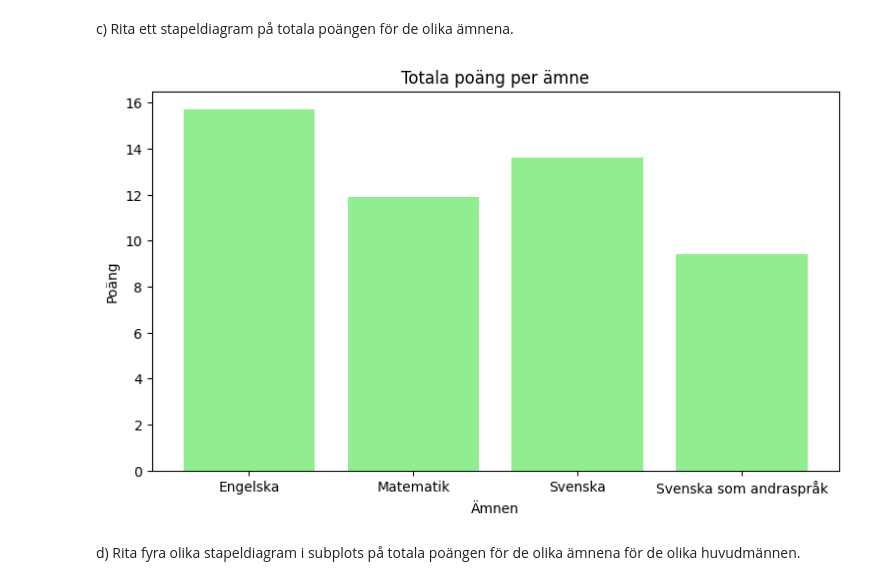
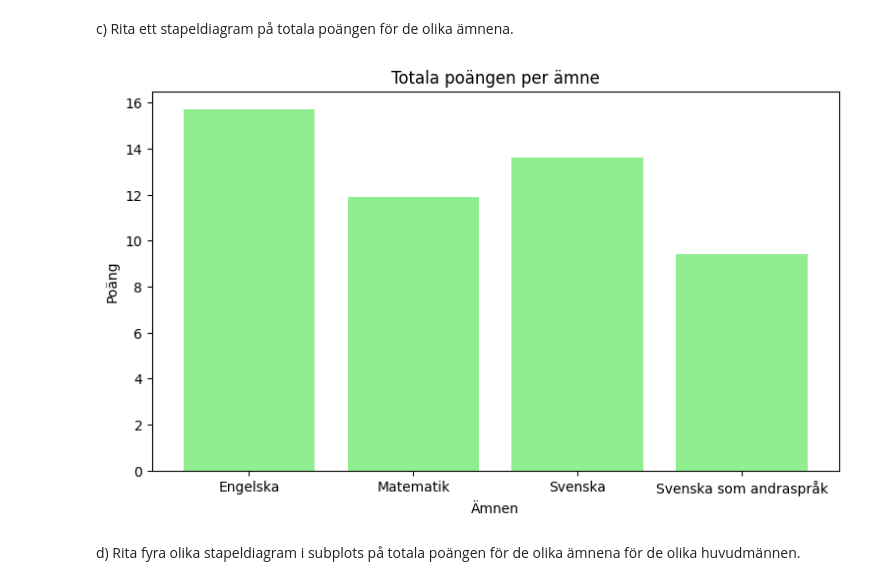
Before and after one commit to Joelholmb/Joel-Holmberg-OPA23, a Jupyter notebook: Labbar/Labb2.ipynb, the cells around one changed output. Cells and saved outputs as stored; diff of their text form; code cells hidden in the pictures.

```diff
--- a/Labbar/Labb2.ipynb
+++ b/Labbar/Labb2.ipynb
@@ -54,16 +54,16 @@ c) Rita ett stapeldiagram på totala poängen för de olika ämnena.
 # %%
 import matplotlib.pyplot as plt
 
 subjects = ["Engelska", "Matematik", "Svenska", "Svenska som andraspråk"]
 points = [15.7, 11.9, 13.6, 9.4]
 
 plt.figure(figsize=(9, 5))
 plt.bar(subjects, points, color="Lightgreen")
-plt.title('Totala poäng per ämne')
+plt.title('Totala poängen per ämne')
 plt.xlabel('Ämnen')
 plt.ylabel('Poäng')
 plt.show()
 # %% [output]
-[figure, old version]
+[figure, new version]
 # %% [markdown]
 d) Rita fyra olika stapeldiagram i subplots på totala poängen för de olika ämnena för de olika huvudmännen.
```
Also changed, not shown: parts of 2 cells of this notebook.
